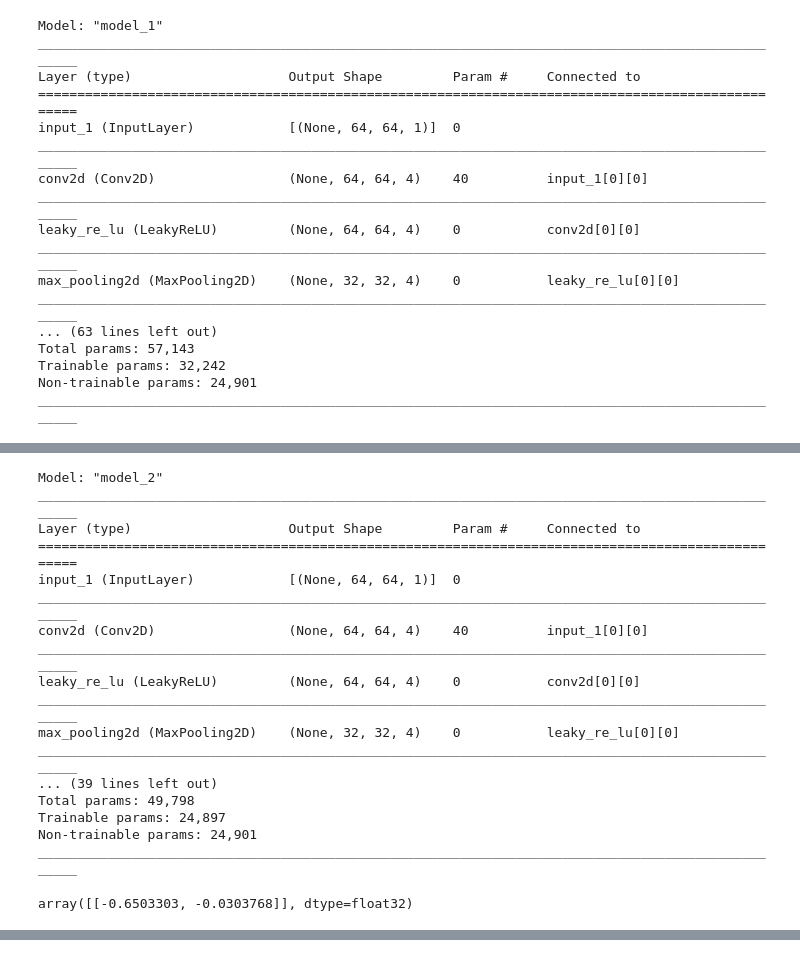
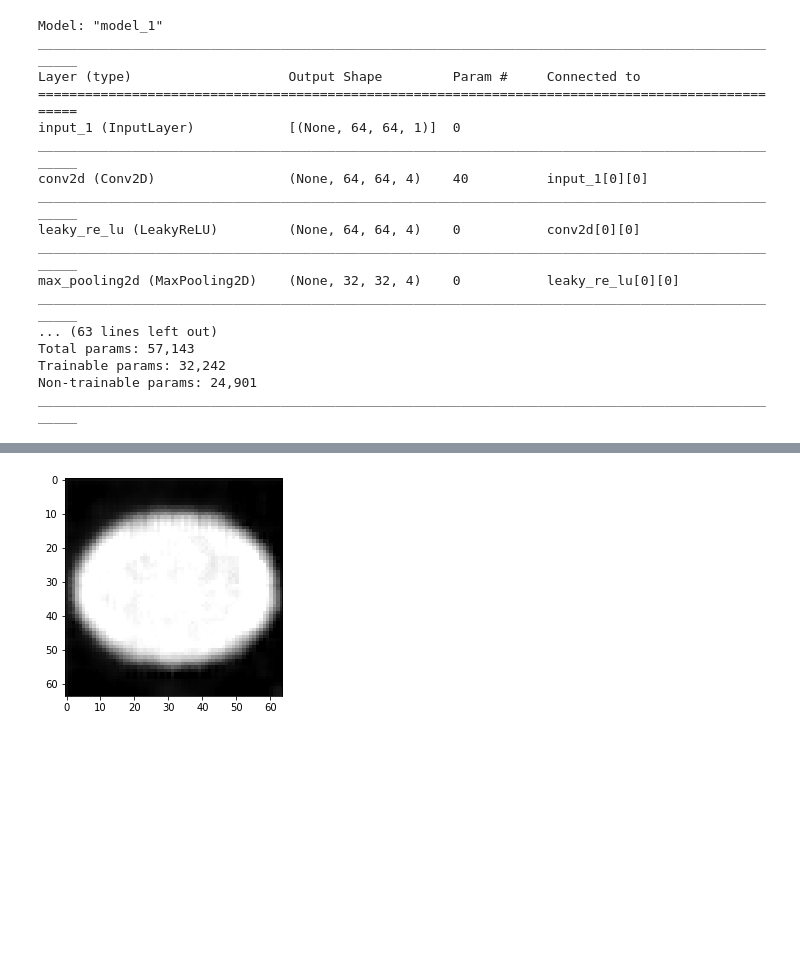
Before and after one commit to chuckedfromspace/pythonize, a Jupyter notebook: pythonize/ml/pca_ae_hierarchy.ipynb, the cells around one changed output, grey strips where cells are left out. Saved outputs shown, nothing was run; the diff lists cells and outputs as text; code cells hidden in the pictures; blank space fills up the shorter version.

```diff
--- a/pythonize/ml/pca_ae_hierarchy.ipynb
+++ b/pythonize/ml/pca_ae_hierarchy.ipynb
@@ -311,26 +335,8 @@ pca_ae_decoder = keras.models.Sequential(model_1.layers[-12:])
 # %%
 pca_ae_encoder = keras.models.Model(inputs=pca_ae.input, outputs=pca_ae.get_layer('latent_covariance_layer').output)
-# %%
-pca_ae_encoder.summary()
-# %% [output]
-Model: "model_2"
-__________________________________________________________________________________________________
-Layer (type)                    Output Shape         Param #     Connected to
-==================================================================================================
-input_1 (InputLayer)            [(None, 64, 64, 1)]  0
-__________________________________________________________________________________________________
-conv2d (Conv2D)                 (None, 64, 64, 4)    40          input_1[0][0]
-__________________________________________________________________________________________________
-leaky_re_lu (LeakyReLU)         (None, 64, 64, 4)    0           conv2d[0][0]
-__________________________________________________________________________________________________
-max_pooling2d (MaxPooling2D)    (None, 32, 32, 4)    0           leaky_re_lu[0][0]
-__________________________________________________________________________________________________
-... (39 lines left out)
-Total params: 49,798
-Trainable params: 24,897
-Non-trainable params: 24,901
-__________________________________________________________________________________________________
-# %%
-pca_ae_encoder.predict(img[np.newaxis,...])
-# %% [output]
-array([[-0.6503303, -0.0303768]], dtype=float32)
+# %%
+data = pca_ae_encoder.predict(img[np.newaxis,...])
+_img = pca_ae_decoder.predict(data)
+plt.imshow(_img[0,...,0], cmap=plt.get_cmap('gray'), vmin=0, vmax=1)
+plt.show()
+# %% [output]
@@ -337 +344,2 @@ array([[-0.6503303, -0.0303768]], dtype=float32)
+[figure, added]
 # %%
```
Also changed, not shown: parts of 16 cells of this notebook.
